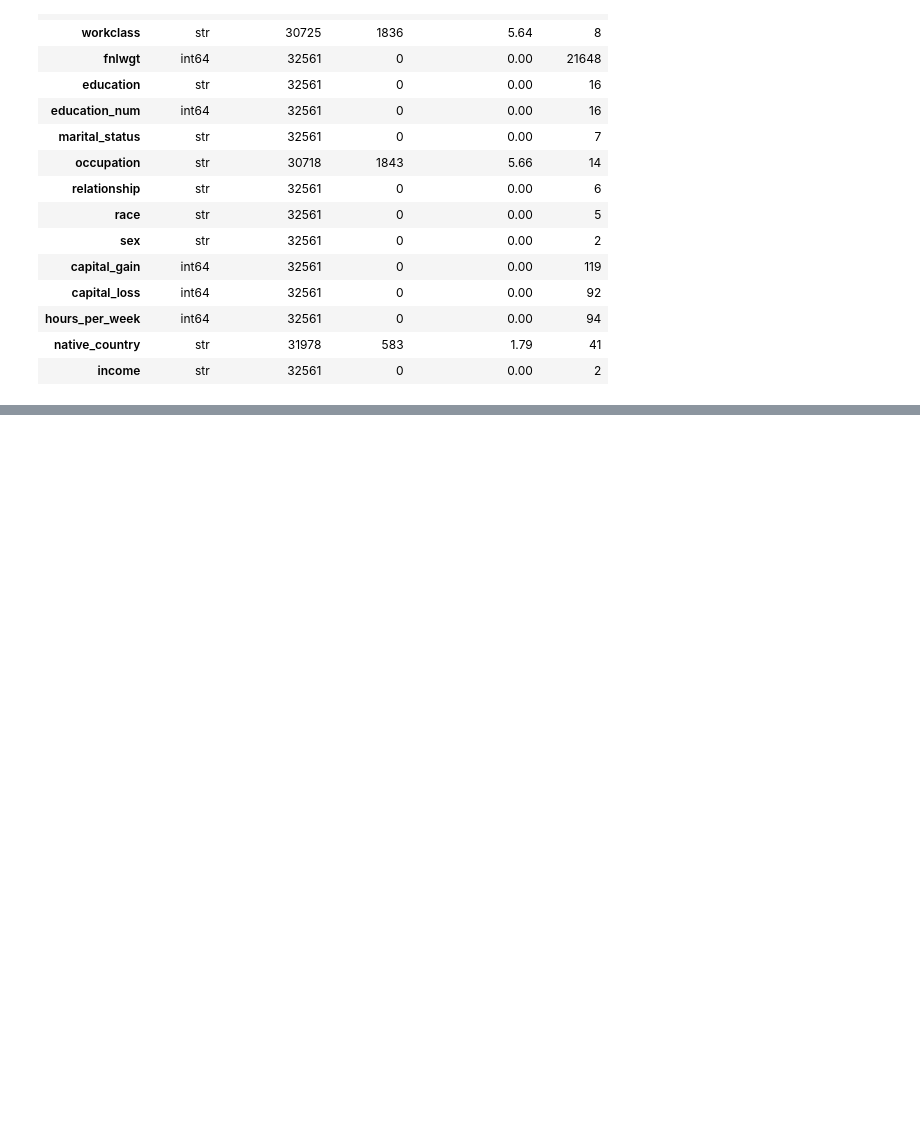
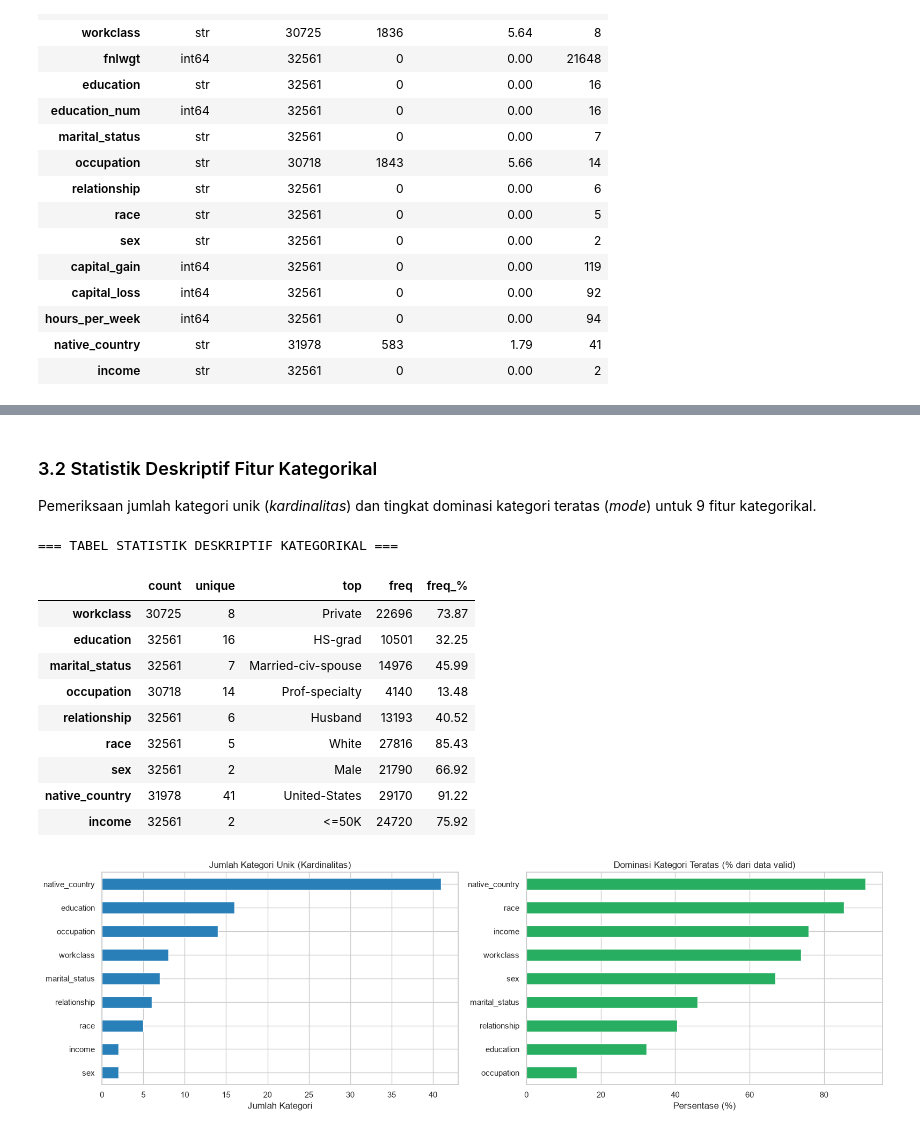
Before and after one commit to Dzikri-Ginoga/Segmentasi-Karakteristik-Tenaga-Kerja-Dewasa-untuk-Identifikasi-Pola-Kesejahteraan-Penduduk, a Jupyter notebook: DS_Projek.ipynb, the cells around one changed output, grey strips where cells are left out. Cells and saved outputs as stored; diff of their text form; code cells hidden in the pictures; blank space fills up the shorter version.

```diff
--- a/DS_Projek.ipynb
+++ b/DS_Projek.ipynb
@@ -741,0 +278,44 @@ Dataset latih (`X_train_resampled`, `y_train_resampled`) dan data uji (`X_test_p
+# %% [markdown]
+### 3.2 Statistik Deskriptif Fitur Kategorikal
+Pemeriksaan jumlah kategori unik (*kardinalitas*) dan tingkat dominasi kategori teratas (*mode*) untuk 9 fitur kategorikal.
+# %%
+# Daftar 9 kolom kategorikal
+cat_cols = ["workclass", "education", "marital_status", "occupation",
+            "relationship", "race", "sex", "native_country", "income"]
+
+# 1. Menghitung statistik deskriptif kategorikal
+desc_cat = df_raw[cat_cols].describe().T
+
+# 2. Menghitung persentase dominasi kategori teratas (freq / count non-null)
+desc_cat["freq_%"] = (desc_cat["freq"] / desc_cat["count"] * 100).round(2)
+
+# 3. Menampilkan tabel ringkasan
+print("=== TABEL STATISTIK DESKRIPTIF KATEGORIKAL ===")
+display(desc_cat[["count", "unique", "top", "freq", "freq_%"]])
+
+# 4. Visualisasi kardinalitas dan dominasi kategori
+fig, axes = plt.subplots(1, 2, figsize=(16, 5))
+
+# Grafik 1: Jumlah kategori unik per kolom
+desc_cat["unique"].sort_values().plot.barh(ax=axes[0], color="#2980b9", title="Jumlah Kategori Unik (Kardinalitas)")
+axes[0].set_xlabel("Jumlah Kategori")
+
+# Grafik 2: Persentase dominasi kategori teratas
+desc_cat["freq_%"].sort_values().plot.barh(ax=axes[1], color="#27ae60", title="Dominasi Kategori Teratas (% dari data valid)")
+axes[1].set_xlabel("Persentase (%)")
+
+plt.tight_layout()
+plt.show()
+# %% [output]
+=== TABEL STATISTIK DESKRIPTIF KATEGORIKAL ===
+|  | count | unique | top | freq | freq_% |
+| workclass | 30725 | 8 | Private | 22696 | 73.87 |
+| education | 32561 | 16 | HS-grad | 10501 | 32.25 |
+| marital_status | 32561 | 7 | Married-civ-spouse | 14976 | 45.99 |
+| occupation | 30718 | 14 | Prof-specialty | 4140 | 13.48 |
+| relationship | 32561 | 6 | Husband | 13193 | 40.52 |
+| race | 32561 | 5 | White | 27816 | 85.43 |
+| sex | 32561 | 2 | Male | 21790 | 66.92 |
+| native_country | 31978 | 41 | United-States | 29170 | 91.22 |
+| income | 32561 | 2 | <=50K | 24720 | 75.92 |
+[figure, added]
```
Also changed, not shown: parts of 87 cells of this notebook.
